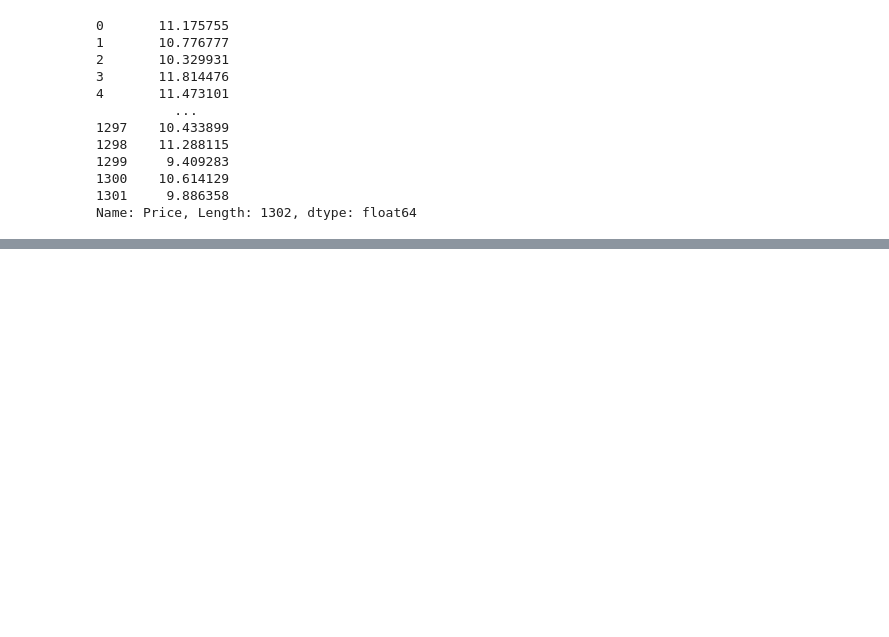
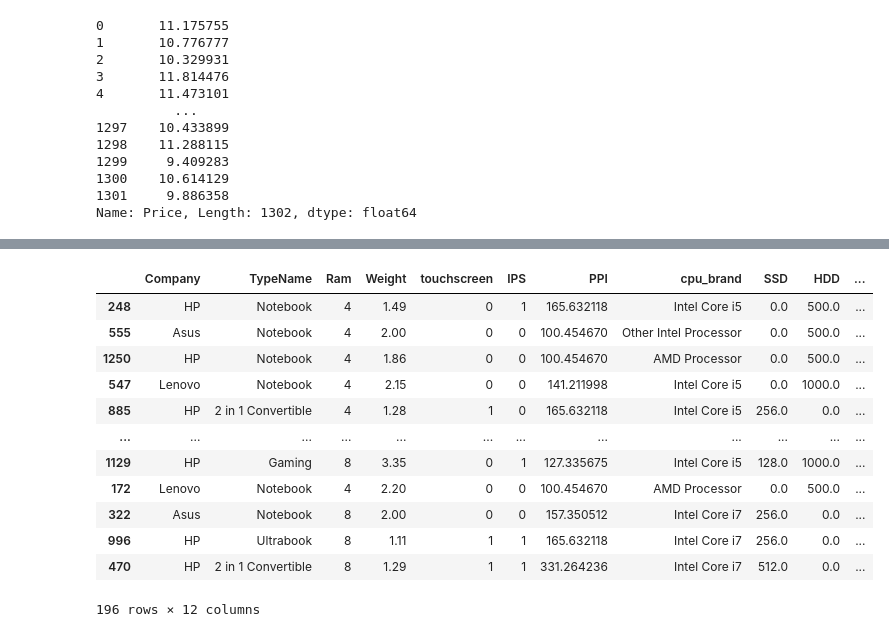
Before and after one commit to Prateekbangwal/laptop_price_prediction, a Jupyter notebook: data_modeling.ipynb, the cells around one changed output, grey strips where cells are left out. Cells and saved outputs as stored; diff of their text form; code cells hidden in the pictures; blank space fills up the shorter version.

```diff
--- a/data_modeling.ipynb
+++ b/data_modeling.ipynb
@@ -55,0 +411,16 @@ X_test.shape
+# %%
+X_test
+# %% [output]
+|  | Company | TypeName | Ram | Weight | touchscreen | IPS | PPI | cpu_brand | SSD | HDD | ... |
+| 248 | HP | Notebook | 4 | 1.49 | 0 | 1 | 165.632118 | Intel Core i5 | 0.0 | 500.0 | ... |
+| 555 | Asus | Notebook | 4 | 2.00 | 0 | 0 | 100.454670 | Other Intel Processor | 0.0 | 500.0 | ... |
+| 1250 | HP | Notebook | 4 | 1.86 | 0 | 0 | 100.454670 | AMD Processor | 0.0 | 500.0 | ... |
+| 547 | Lenovo | Notebook | 4 | 2.15 | 0 | 0 | 141.211998 | Intel Core i5 | 0.0 | 1000.0 | ... |
+| 885 | HP | 2 in 1 Convertible | 4 | 1.28 | 1 | 0 | 165.632118 | Intel Core i5 | 256.0 | 0.0 | ... |
+| ... | ... | ... | ... | ... | ... | ... | ... | ... | ... | ... | ... |
+| 1129 | HP | Gaming | 8 | 3.35 | 0 | 1 | 127.335675 | Intel Core i5 | 128.0 | 1000.0 | ... |
+| 172 | Lenovo | Notebook | 4 | 2.20 | 0 | 0 | 100.454670 | AMD Processor | 0.0 | 500.0 | ... |
+| 322 | Asus | Notebook | 8 | 2.00 | 0 | 0 | 157.350512 | Intel Core i7 | 256.0 | 0.0 | ... |
+| 996 | HP | Ultrabook | 8 | 1.11 | 1 | 1 | 165.632118 | Intel Core i7 | 256.0 | 0.0 | ... |
+| 470 | HP | 2 in 1 Convertible | 8 | 1.29 | 1 | 1 | 331.264236 | Intel Core i7 | 512.0 | 0.0 | ... |
+196 rows × 12 columns
```
Also changed, not shown: parts of 36 cells of this notebook, 2 other files.
